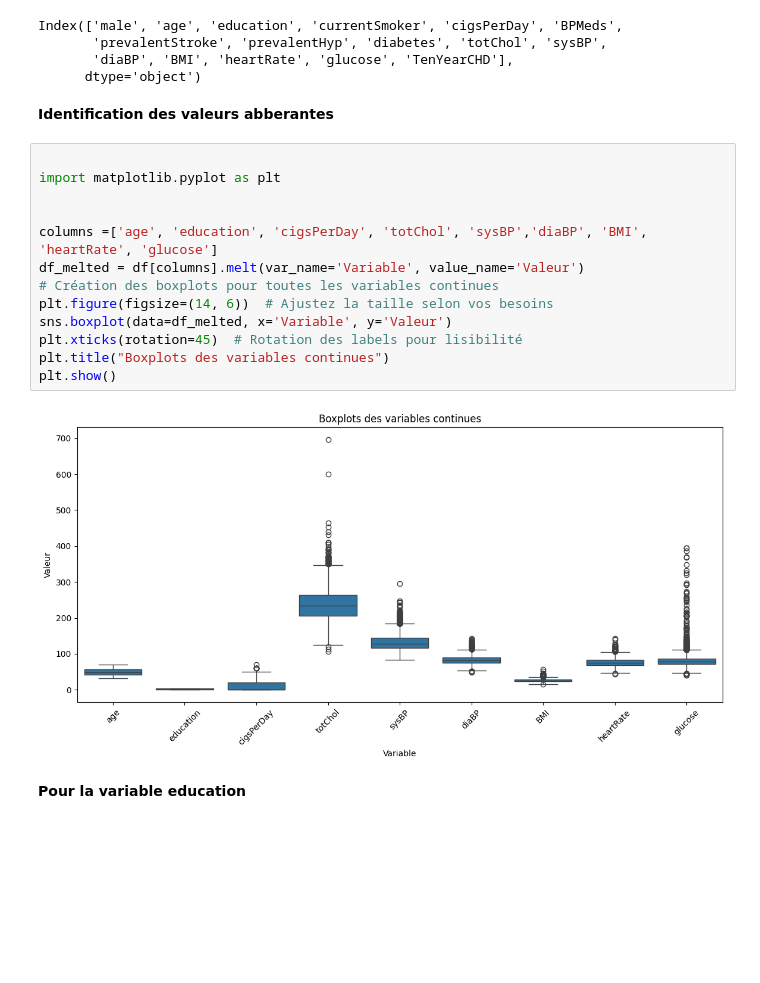
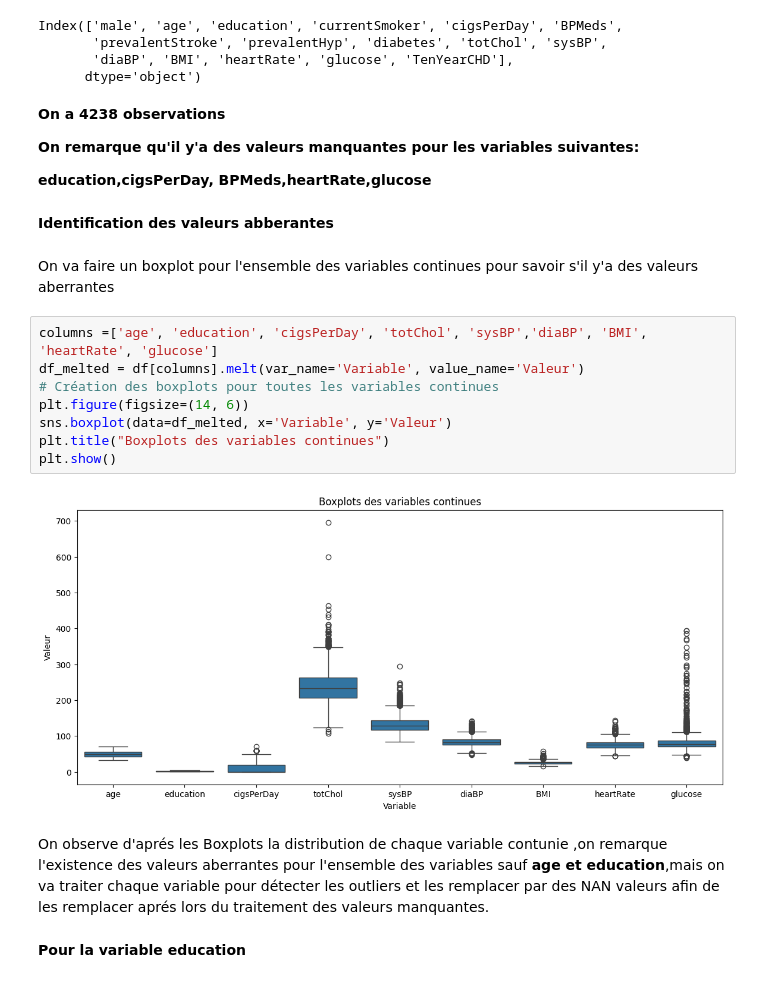
Before and after one commit to KAWTARDAKHAM/Heart_disease, a Jupyter notebook: Version sur.ipynb, the cells around one changed output. Cells and saved outputs as stored; diff of their text form; blank space fills up the shorter version.

```diff
--- a/Version sur.ipynb
+++ b/Version sur.ipynb
@@ -50,23 +58,28 @@ Index(['male', 'age', 'education', 'currentSmoker', 'cigsPerDay', 'BPMeds',
        'prevalentStroke', 'prevalentHyp', 'diabetes', 'totChol', 'sysBP',
        'diaBP', 'BMI', 'heartRate', 'glucose', 'TenYearCHD'],
       dtype='object')
+# %% [markdown]
+**On a 4238 observations**
+
+**On remarque qu'il y'a des valeurs manquantes pour les variables suivantes:**
+
+**education,cigsPerDay, BPMeds,heartRate,glucose**
 # %% [markdown]
 **Identification des valeurs abberantes**
+# %% [markdown]
+On va faire un boxplot pour l'ensemble des variables continues pour savoir s'il y'a des valeurs aberrantes
 # %%
-
-import matplotlib.pyplot as plt
-
-
 columns =['age', 'education', 'cigsPerDay', 'totChol', 'sysBP','diaBP', 'BMI', 'heartRate', 'glucose']
 df_melted = df[columns].melt(var_name='Variable', value_name='Valeur')
 # Création des boxplots pour toutes les variables continues
-plt.figure(figsize=(14, 6))  # Ajustez la taille selon vos besoins
+plt.figure(figsize=(14, 6))
 sns.boxplot(data=df_melted, x='Variable', y='Valeur')
-plt.xticks(rotation=45)  # Rotation des labels pour lisibilité
 plt.title("Boxplots des variables continues")
 plt.show()
 # %% [output]
-[figure, old version]
+[figure, new version]
+# %% [markdown]
+On observe d'aprés les Boxplots la distribution de chaque variable contunie ,on remarque l'existence des valeurs aberrantes pour l'ensemble des variables sauf **age et education**,mais on va traiter chaque variable pour détecter les outliers et les remplacer par des NAN valeurs afin de les remplacer aprés lors du traitement des valeurs manquantes.
 # %% [markdown]
 **Pour la variable education**
 # %%
```
Also changed, not shown: parts of 62 cells of this notebook.
